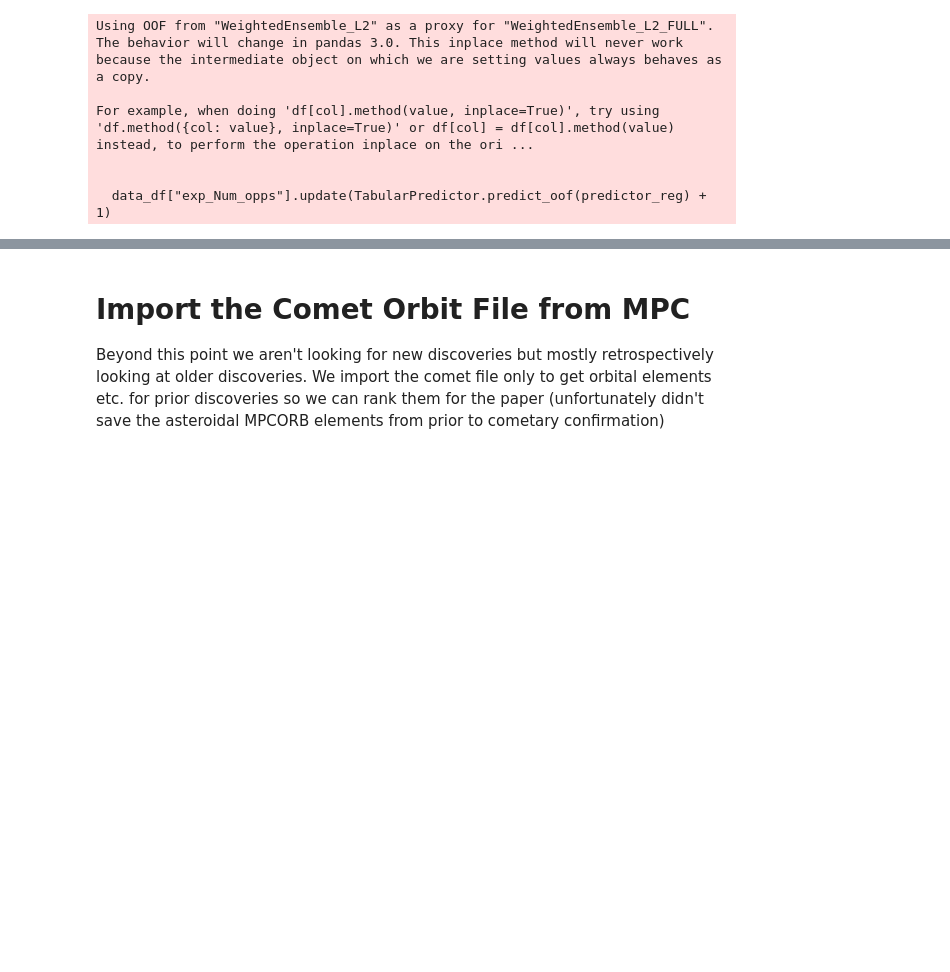
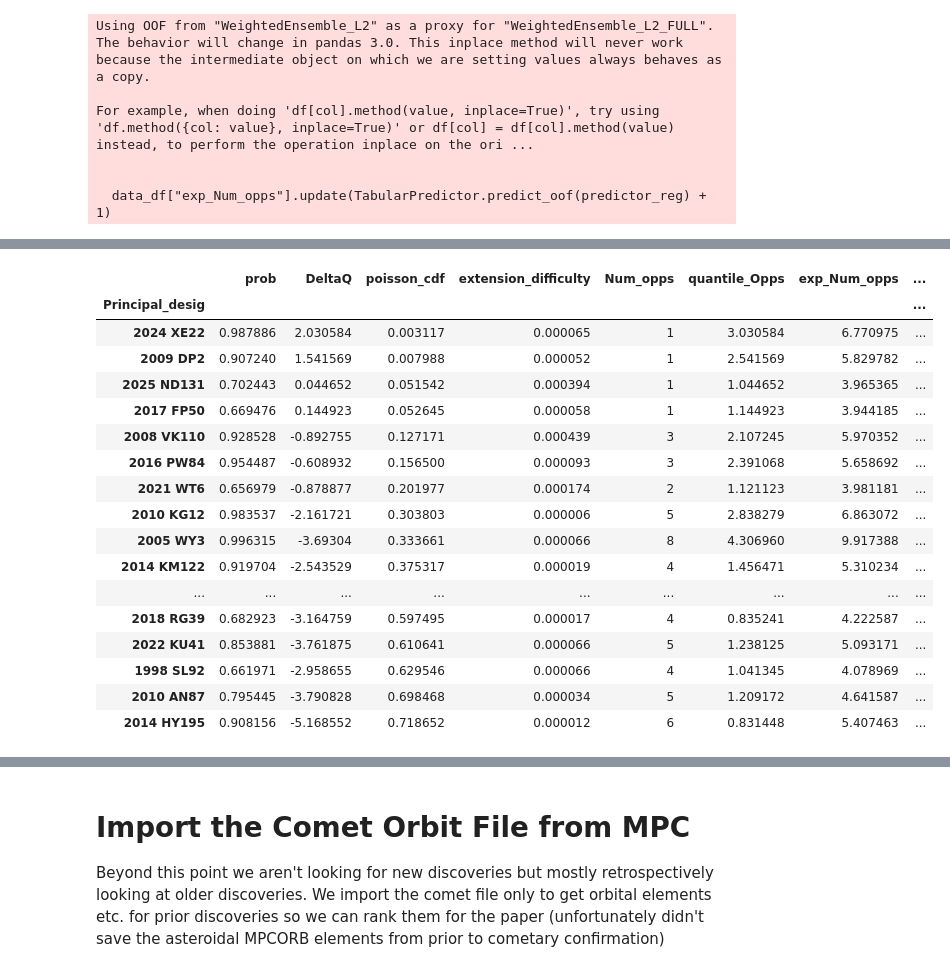
Before and after one commit to AstML/ActivitySCOPE, a Jupyter notebook: ActivitySCOPE_simplified_demo.ipynb, the cells around one changed output, grey strips where cells are left out. Cells and saved outputs as stored; diff of their text form; code cells hidden in the pictures; blank space fills up the shorter version.

```diff
--- a/ActivitySCOPE_simplified_demo.ipynb
+++ b/ActivitySCOPE_simplified_demo.ipynb
@@ -1432,0 +463,30 @@ tempout.head(5)
+# %%
+# Semi major axis a > 5.4 list, since we find that objects like 2024 XE22, 2009 DP2, and 2008 VK110 may not appear in the above list.
+final[((final["Arc_length"]>=8)|(final["Arc_length"].isna()))
+      &(final["Num_obs"]>=6)
+      &(final["a"]>5.4)
+
+      &(final["Num_opps"]<9)
+      &(final["prob"]>0.65)
+
+      &((final["extension_difficulty"].between(0,0.5))|(final["nights_total"].isna()))
+      &(final["Orbital_period"]<20)].sort_values("poisson_cdf", ascending=True).head(20)[default_col_set]
+# %% [output]
+|  | prob | DeltaQ | poisson_cdf | extension_difficulty | Num_opps | quantile_Opps | exp_Num_opps | ... |
+| Principal_desig |  |  |  |  |  |  |  | ... |
+| 2024 XE22 | 0.987886 | 2.030584 | 0.003117 | 0.000065 | 1 | 3.030584 | 6.770975 | ... |
+| 2009 DP2 | 0.907240 | 1.541569 | 0.007988 | 0.000052 | 1 | 2.541569 | 5.829782 | ... |
+| 2025 ND131 | 0.702443 | 0.044652 | 0.051542 | 0.000394 | 1 | 1.044652 | 3.965365 | ... |
+| 2017 FP50 | 0.669476 | 0.144923 | 0.052645 | 0.000058 | 1 | 1.144923 | 3.944185 | ... |
+| 2008 VK110 | 0.928528 | -0.892755 | 0.127171 | 0.000439 | 3 | 2.107245 | 5.970352 | ... |
+| 2016 PW84 | 0.954487 | -0.608932 | 0.156500 | 0.000093 | 3 | 2.391068 | 5.658692 | ... |
+| 2021 WT6 | 0.656979 | -0.878877 | 0.201977 | 0.000174 | 2 | 1.121123 | 3.981181 | ... |
+| 2010 KG12 | 0.983537 | -2.161721 | 0.303803 | 0.000006 | 5 | 2.838279 | 6.863072 | ... |
+| 2005 WY3 | 0.996315 | -3.69304 | 0.333661 | 0.000066 | 8 | 4.306960 | 9.917388 | ... |
+| 2014 KM122 | 0.919704 | -2.543529 | 0.375317 | 0.000019 | 4 | 1.456471 | 5.310234 | ... |
+| ... | ... | ... | ... | ... | ... | ... | ... | ... |
+| 2018 RG39 | 0.682923 | -3.164759 | 0.597495 | 0.000017 | 4 | 0.835241 | 4.222587 | ... |
+| 2022 KU41 | 0.853881 | -3.761875 | 0.610641 | 0.000066 | 5 | 1.238125 | 5.093171 | ... |
+| 1998 SL92 | 0.661971 | -2.958655 | 0.629546 | 0.000066 | 4 | 1.041345 | 4.078969 | ... |
+| 2010 AN87 | 0.795445 | -3.790828 | 0.698468 | 0.000034 | 5 | 1.209172 | 4.641587 | ... |
+| 2014 HY195 | 0.908156 | -5.168552 | 0.718652 | 0.000012 | 6 | 0.831448 | 5.407463 | ... |
```
Also changed, not shown: parts of 124 cells of this notebook, 38 other files.
